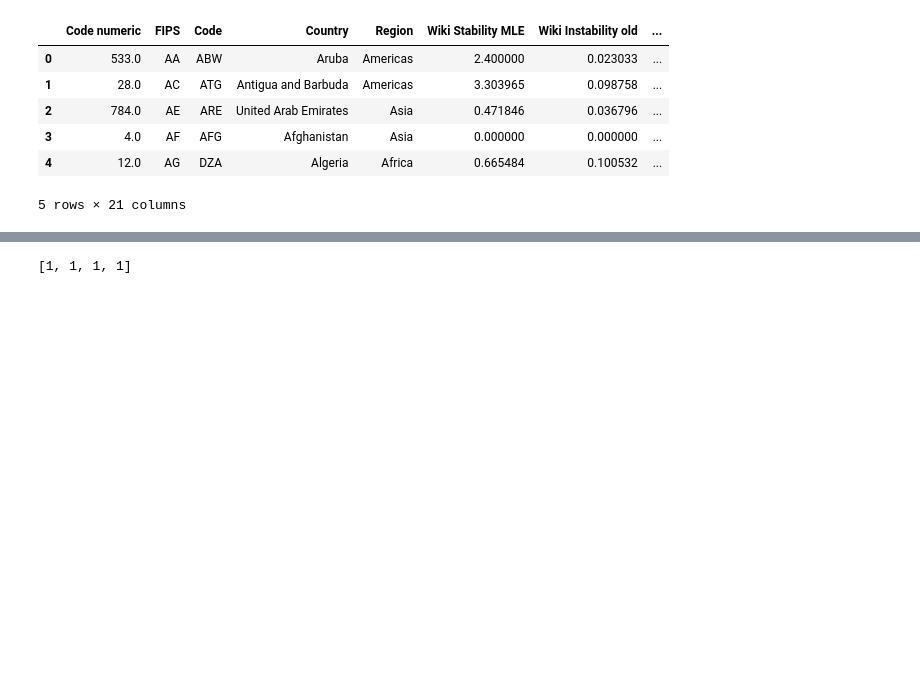
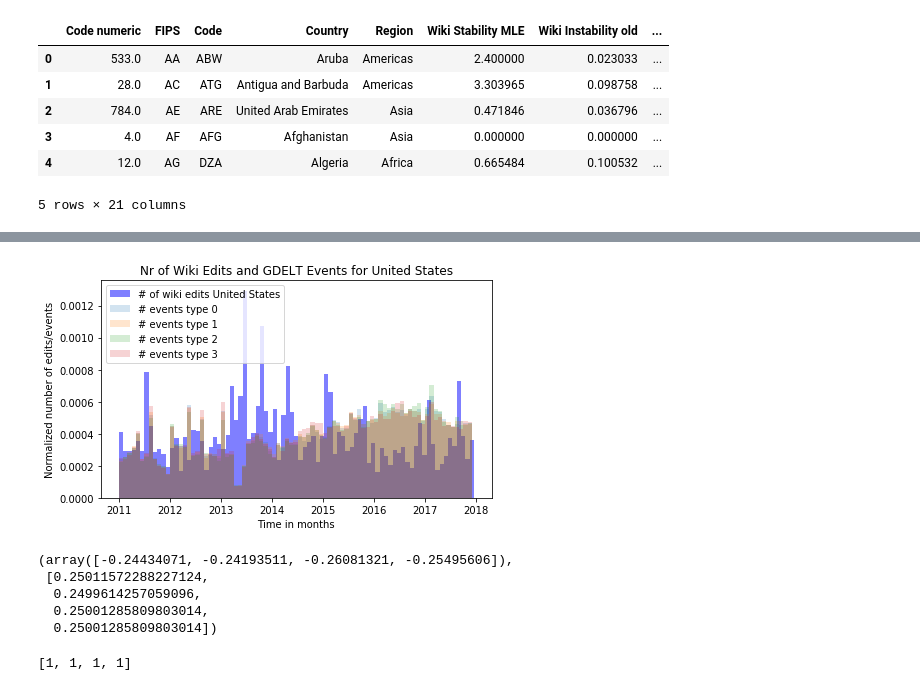
Before and after one commit to Amaumaury/ada-2017, a Jupyter notebook: project/GDELT_auto_event_analysis.ipynb, the cells around one changed output, grey strips where cells are left out. Drawn from its saved outputs; the diff is of its cells as text; code cells hidden in the pictures; blank space fills up the shorter version.

```diff
--- a/project/GDELT_auto_event_analysis.ipynb
+++ b/project/GDELT_auto_event_analysis.ipynb
@@ -437,2 +450,9 @@ NameError: name 'aggregated_gdelt' is not defined
 # %%
-analyse_wiki_events_correlation_QuadClass('PL', 'Poland', '20110101000000', '20171215000000', plot=True)
+analyse_wiki_events_correlation_QuadClass('US', 'United States', '20110101000000', '20171215000000', plot=True)
+# %% [output]
+[figure, added]
+(array([-0.24434071, -0.24193511, -0.26081321, -0.25495606]),
+ [0.25011572288227124,
+  0.2499614257059096,
+  0.25001285809803014,
+  0.25001285809803014])
```
Also changed, not shown: parts of 9 cells of this notebook, 2 other files.
